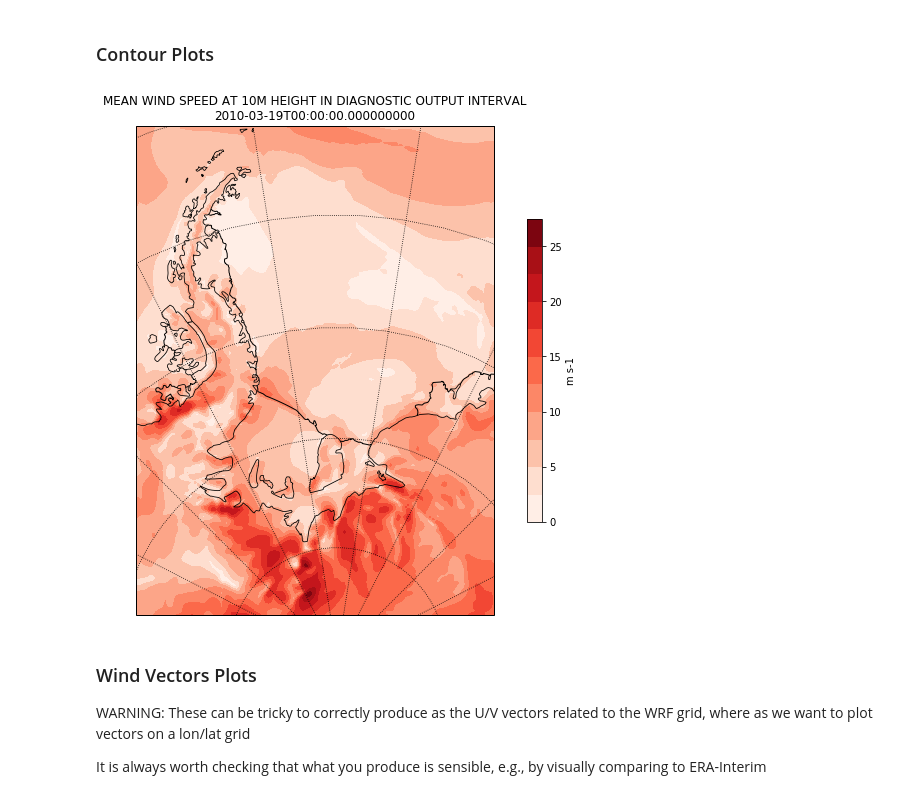
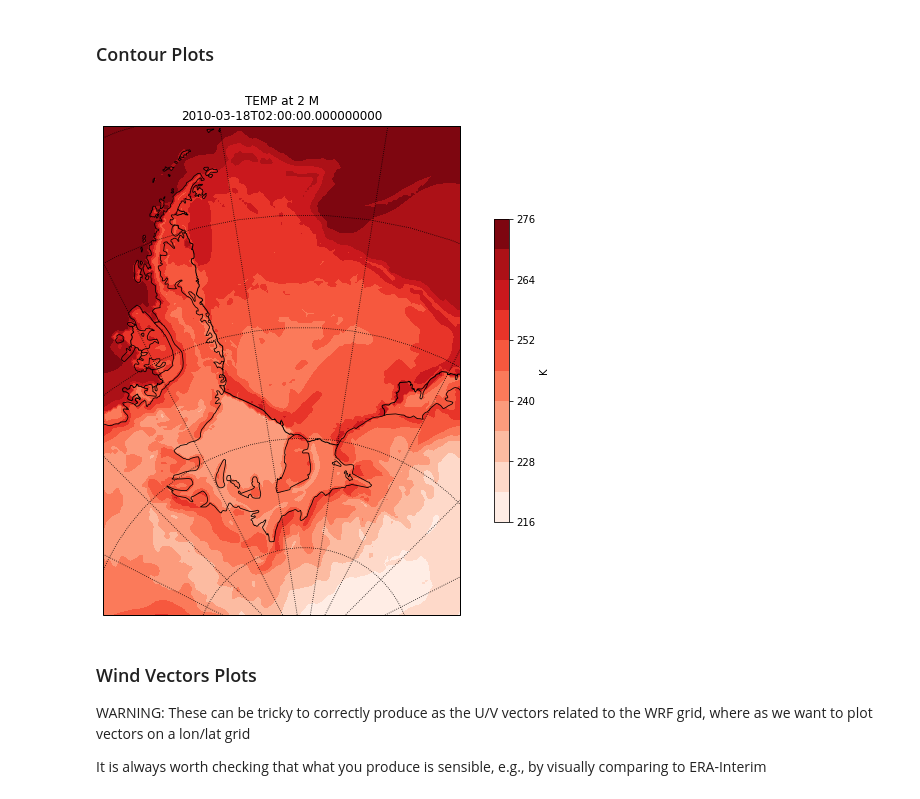
Before and after one commit to scotthosking/notebooks, a Jupyter notebook: read_wrf_into_xarray.ipynb, the cells around one changed output. Saved outputs shown, nothing was run; the diff lists cells and outputs as text; code cells hidden in the pictures.

```diff
--- a/read_wrf_into_xarray.ipynb
+++ b/read_wrf_into_xarray.ipynb
@@ -208,45 +54,45 @@ array([[[ 0.      ,  0.      , ...,  0.      ,  0.      ],
 # %% [markdown]
 ### Contour Plots
 # %%
-# select 2nd time instance
-windspeed = ds['SPDUV10MEAN'].isel(Time=1)
+# select one time instance if you have retrieved ALL_TIMES
+# t2 = t2.isel(Time=1)
 
-# Get the latitude and longitude points
-lats, lons = wrf.latlon_coords(windspeed)
+# Get the latitude and longitude points (use original data, rather than any processed data)
+lats, lons = wrf.latlon_coords(t2)
 
-# Get the cartopy mapping object
-cart_proj = wrf.get_cartopy(windspeed)
+# Get the cartopy mapping object (use original data, rather than any processed data)
+cart_proj = wrf.get_cartopy(t2)
 
 # Create a figure
 fig = plt.figure(figsize=(12,9))
 # Set the GeoAxes to the projection used by WRF
 ax = plt.axes(projection=cart_proj)
 
 # Add coastlines
 ax.coastlines('50m', linewidth=0.8)
 ax.add_feature(cfe.NaturalEarthFeature('physical', 'antarctic_ice_shelves_lines',
                                        '50m', linewidth=1.0, edgecolor='k', facecolor='none') )
 
 # Plot contours
-plt.contourf(wrf.to_np(lons), wrf.to_np(lats), wrf.to_np(windspeed), 10,
+plt.contourf(wrf.to_np(lons), wrf.to_np(lats), wrf.to_np(t2), 10,
                 transform=crs.PlateCarree(), cmap=get_cmap("Reds"))
 
 # Add a color bar
 cbar = plt.colorbar(ax=ax, shrink=.62)
-cbar.set_label(windspeed.units)
+cbar.set_label(t2.units)
 
 # Set the map limits.  Not really necessary, but used for demonstration.
-ax.set_xlim(wrf.cartopy_xlim(windspeed))
-ax.set_ylim(wrf.cartopy_ylim(windspeed))
+ax.set_xlim(wrf.cartopy_xlim(t2))
+ax.set_ylim(wrf.cartopy_ylim(t2))
 
 # Add the gridlines
 ax.gridlines(color="black", linestyle="dotted")
 
-plt.title(windspeed.description+'\n'+str(windspeed.Time.values))
+plt.title(t2.description+'\n'+str(t2.Time.values))
 
 print('')
 # %% [output]
-[figure, old version]
+[figure, new version]
 # %% [markdown]
 ### Wind Vectors Plots
 
```
Also changed, not shown: parts of 17 cells of this notebook, 1 other file.
